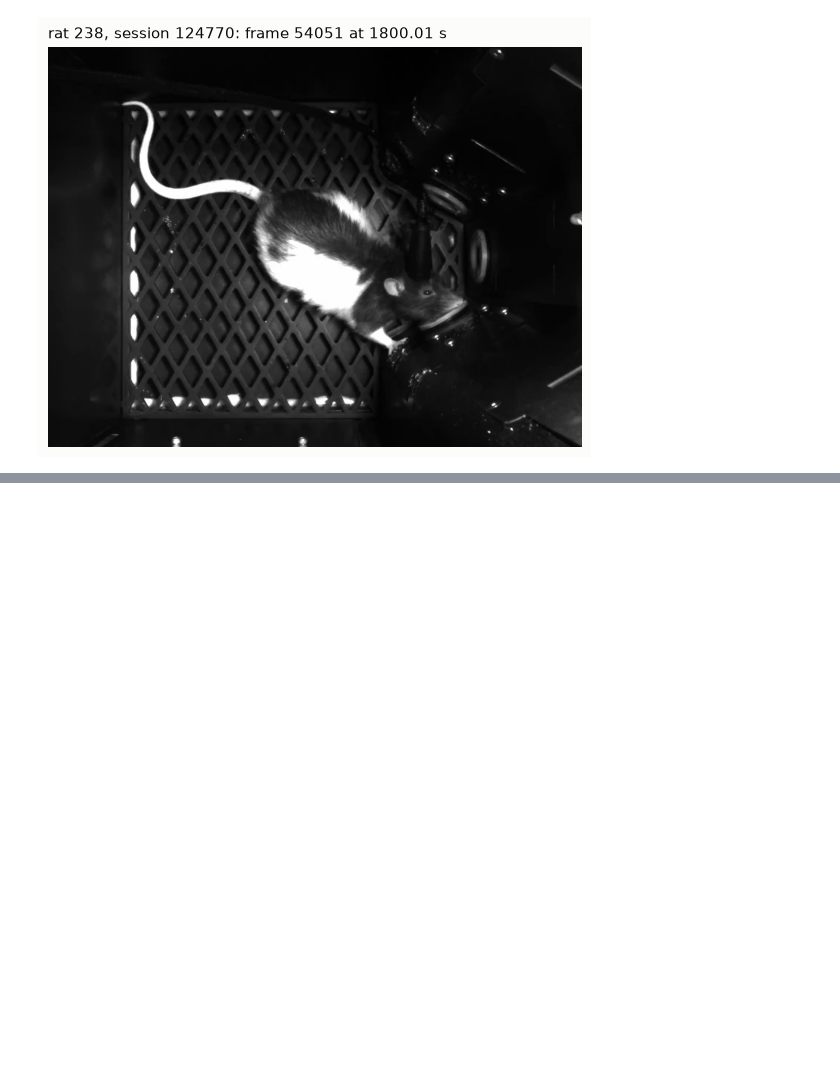
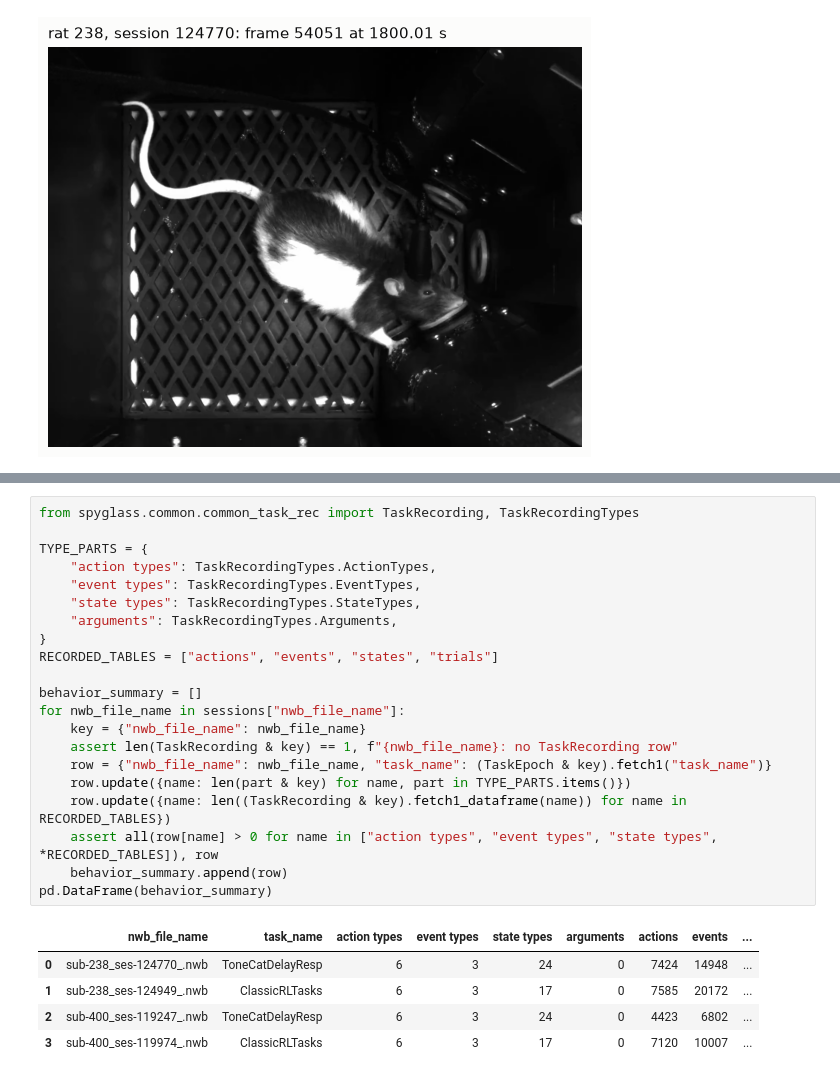
Before and after one commit to catalystneuro/hanks-lab-to-nwb, a Jupyter notebook: spyglass/tutorials/spyglass_fiber_photometry_tutorial.ipynb, the cells around one changed output, grey strips where cells are left out. Cells and saved outputs as stored; diff of their text form; blank space fills up the shorter version.

```diff
--- a/spyglass/tutorials/spyglass_fiber_photometry_tutorial.ipynb
+++ b/spyglass/tutorials/spyglass_fiber_photometry_tutorial.ipynb
@@ -777,0 +788,27 @@ plt.show()
+# %%
+from spyglass.common.common_task_rec import TaskRecording, TaskRecordingTypes
+
+TYPE_PARTS = {
+    "action types": TaskRecordingTypes.ActionTypes,
+    "event types": TaskRecordingTypes.EventTypes,
+    "state types": TaskRecordingTypes.StateTypes,
+    "arguments": TaskRecordingTypes.Arguments,
+}
+RECORDED_TABLES = ["actions", "events", "states", "trials"]
+
+behavior_summary = []
+for nwb_file_name in sessions["nwb_file_name"]:
+    key = {"nwb_file_name": nwb_file_name}
+    assert len(TaskRecording & key) == 1, f"{nwb_file_name}: no TaskRecording row"
+    row = {"nwb_file_name": nwb_file_name, "task_name": (TaskEpoch & key).fetch1("task_name")}
+    row.update({name: len(part & key) for name, part in TYPE_PARTS.items()})
+    row.update({name: len((TaskRecording & key).fetch1_dataframe(name)) for name in RECORDED_TABLES})
+    assert all(row[name] > 0 for name in ["action types", "event types", "state types", *RECORDED_TABLES]), row
+    behavior_summary.append(row)
+pd.DataFrame(behavior_summary)
+# %% [output]
+|  | nwb_file_name | task_name | action types | event types | state types | arguments | actions | events | ... |
+| 0 | sub-238_ses-124770_.nwb | ToneCatDelayResp | 6 | 3 | 24 | 0 | 7424 | 14948 | ... |
+| 1 | sub-238_ses-124949_.nwb | ClassicRLTasks | 6 | 3 | 17 | 0 | 7585 | 20172 | ... |
+| 2 | sub-400_ses-119247_.nwb | ToneCatDelayResp | 6 | 3 | 24 | 0 | 4423 | 6802 | ... |
+| 3 | sub-400_ses-119974_.nwb | ClassicRLTasks | 6 | 3 | 17 | 0 | 7120 | 10007 | ... |
```
Also changed, not shown: parts of 10 cells of this notebook.
